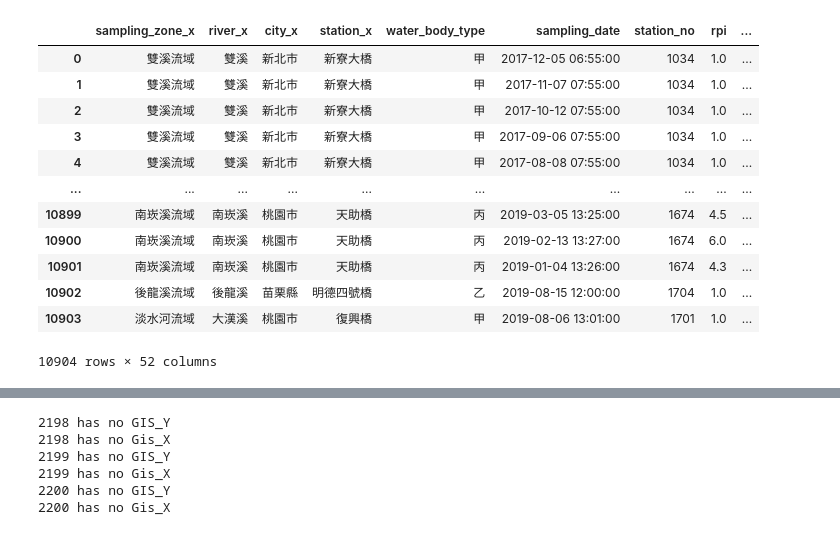
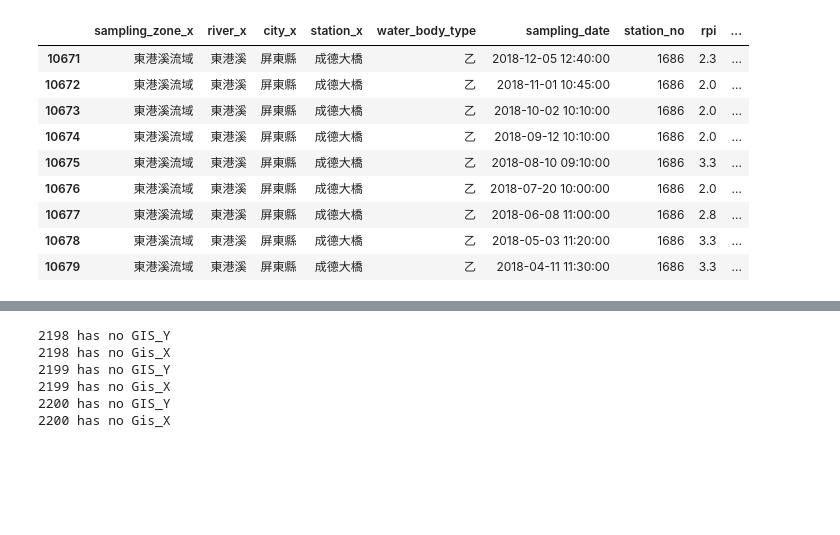
Before and after one commit to nweat/know-your-water, a Jupyter notebook: data/data_exploration.ipynb, the cells around one changed output, grey strips where cells are left out. Cells and saved outputs as stored; diff of their text form; code cells hidden in the pictures; blank space fills up the shorter version.

```diff
--- a/data/data_exploration.ipynb
+++ b/data/data_exploration.ipynb
@@ -67,7 +67,7 @@ water["sampling_date"] = water["sampling_date"].str.replace('下午.', 'PM ', re
 water['sampling_date'] = pd.to_datetime(water['sampling_date'], format='%Y/%m/%d %p %I:%M:%S')
 water['sampling_date_str'] = water['sampling_date'].dt.strftime('%Y-%m-%d %I:%M:%S %p')
 water['sampling_year'] = water['sampling_date'].dt.strftime('%Y') # year
-water['sampling_month_year'] = water['sampling_date'].dt.strftime('%B %Y') # month year
+water['sampling_month_year'] = water['sampling_date'].dt.strftime('%m') # month year
 water = water.iloc[1:] #remove first row with data type labels
 pd.set_option("display.max.columns", None)
 pd.set_option("display.max.rows",10)
@@ -79,46 +79,49 @@ locations = water[['sampling_zone', 'river', 'city', 'station', 'station_no']] #
 locations = locations.drop_duplicates()
 locations.dropna(inplace=True)
 locations['city_river'] = locations['city'] + water['river']
 #locations['city_river_to_review'] = locations['city_river'].str.contains(re.escape('('), na=False)
 locations['lat'] = ''     #fill in station Gis_Y
 locations['lon'] = ''     #fill in station Gis_X
 locations['address'] = '' #fill in station address
 
 ###################################################### Fill in station location with data from https://wq.epa.gov.tw/WS_WQEPA/ws_wqepa.asmx/GetWQEPASampleData_River (waterbody_id: 1)
 tree = ET.parse('stations/river_stations.xml')
 
 for fact in tree.iter(tag = 'dt_tmp'):
     locations.loc[locations['station_no'] == int(fact.find('Station_ID1').text), 'lat'] = fact.find('Gis_Y').text
     locations.loc[locations['station_no'] == int(fact.find('Station_ID1').text), 'lon'] = fact.find('Gis_X').text
     if fact.find('Station_Address') != None:
         locations.loc[locations['station_no'] == int(fact.find('Station_ID1').text), 'address'] = fact.find('Station_Address').text
     else:
         locations.loc[locations['station_no'] == int(fact.find('Station_ID1').text), 'address'] = fact.find('Station_Name').text
 '''
 with open('river_stations.json', 'w', encoding='utf-8') as file:
     locations.to_json(file, orient='records', indent=4, force_ascii=False)
 '''
 ###################################################### Map station information back to data
 river_water_final = pd.merge(water, locations, on='station_no')
 river_water_final = river_water_final.astype({'station_no': 'int32'})
+river_water_final = river_water_final.astype({'sampling_month_year': 'int32'})
 with open('final/river.json', 'w', encoding='utf-8') as file:
     river_water_final.to_json(file, orient='records', indent=4, force_ascii=False)
 
-river_water_final
+#river_water_final['sampling_month_year'].unique()
+
+#river_water_final.reset_index(inplace=True)
+#river_water_final.index = river_water_final['sampling_date']
+#river_water_final = river_water_final.resample('MS').asfreq().fillna(0)
+river_water_final[(river_water_final['station_no'] == 1686) & (river_water_final['sampling_year'] == '2018')]
 # %% [output]
 |  | sampling_zone_x | river_x | city_x | station_x | water_body_type | sampling_date | station_no | rpi | ... |
-| 0 | 雙溪流域 | 雙溪 | 新北市 | 新寮大橋 | 甲 | 2017-12-05 06:55:00 | 1034 | 1.0 | ... |
-| 1 | 雙溪流域 | 雙溪 | 新北市 | 新寮大橋 | 甲 | 2017-11-07 07:55:00 | 1034 | 1.0 | ... |
-| 2 | 雙溪流域 | 雙溪 | 新北市 | 新寮大橋 | 甲 | 2017-10-12 07:55:00 | 1034 | 1.0 | ... |
-| 3 | 雙溪流域 | 雙溪 | 新北市 | 新寮大橋 | 甲 | 2017-09-06 07:55:00 | 1034 | 1.0 | ... |
-| 4 | 雙溪流域 | 雙溪 | 新北市 | 新寮大橋 | 甲 | 2017-08-08 07:55:00 | 1034 | 1.0 | ... |
-| ... | ... | ... | ... | ... | ... | ... | ... | ... | ... |
-| 10899 | 南崁溪流域 | 南崁溪 | 桃園市 | 天助橋 | 丙 | 2019-03-05 13:25:00 | 1674 | 4.5 | ... |
-| 10900 | 南崁溪流域 | 南崁溪 | 桃園市 | 天助橋 | 丙 | 2019-02-13 13:27:00 | 1674 | 6.0 | ... |
-| 10901 | 南崁溪流域 | 南崁溪 | 桃園市 | 天助橋 | 丙 | 2019-01-04 13:26:00 | 1674 | 4.3 | ... |
-| 10902 | 後龍溪流域 | 後龍溪 | 苗栗縣 | 明德四號橋 | 乙 | 2019-08-15 12:00:00 | 1704 | 1.0 | ... |
-| 10903 | 淡水河流域 | 大漢溪 | 桃園市 | 復興橋 | 甲 | 2019-08-06 13:01:00 | 1701 | 1.0 | ... |
+| 10671 | 東港溪流域 | 東港溪 | 屏東縣 | 成德大橋 | 乙 | 2018-12-05 12:40:00 | 1686 | 2.3 | ... |
+| 10672 | 東港溪流域 | 東港溪 | 屏東縣 | 成德大橋 | 乙 | 2018-11-01 10:45:00 | 1686 | 2.0 | ... |
+| 10673 | 東港溪流域 | 東港溪 | 屏東縣 | 成德大橋 | 乙 | 2018-10-02 10:10:00 | 1686 | 2.0 | ... |
+| 10674 | 東港溪流域 | 東港溪 | 屏東縣 | 成德大橋 | 乙 | 2018-09-12 10:10:00 | 1686 | 2.0 | ... |
+| 10675 | 東港溪流域 | 東港溪 | 屏東縣 | 成德大橋 | 乙 | 2018-08-10 09:10:00 | 1686 | 3.3 | ... |
+| 10676 | 東港溪流域 | 東港溪 | 屏東縣 | 成德大橋 | 乙 | 2018-07-20 10:00:00 | 1686 | 2.0 | ... |
+| 10677 | 東港溪流域 | 東港溪 | 屏東縣 | 成德大橋 | 乙 | 2018-06-08 11:00:00 | 1686 | 2.8 | ... |
+| 10678 | 東港溪流域 | 東港溪 | 屏東縣 | 成德大橋 | 乙 | 2018-05-03 11:20:00 | 1686 | 3.3 | ... |
+| 10679 | 東港溪流域 | 東港溪 | 屏東縣 | 成德大橋 | 乙 | 2018-04-11 11:30:00 | 1686 | 3.3 | ... |
-10904 rows × 52 columns
 # %%
 '''
 Perform River stats
```
Also changed, not shown: parts of 2 cells of this notebook, 7 other files.
